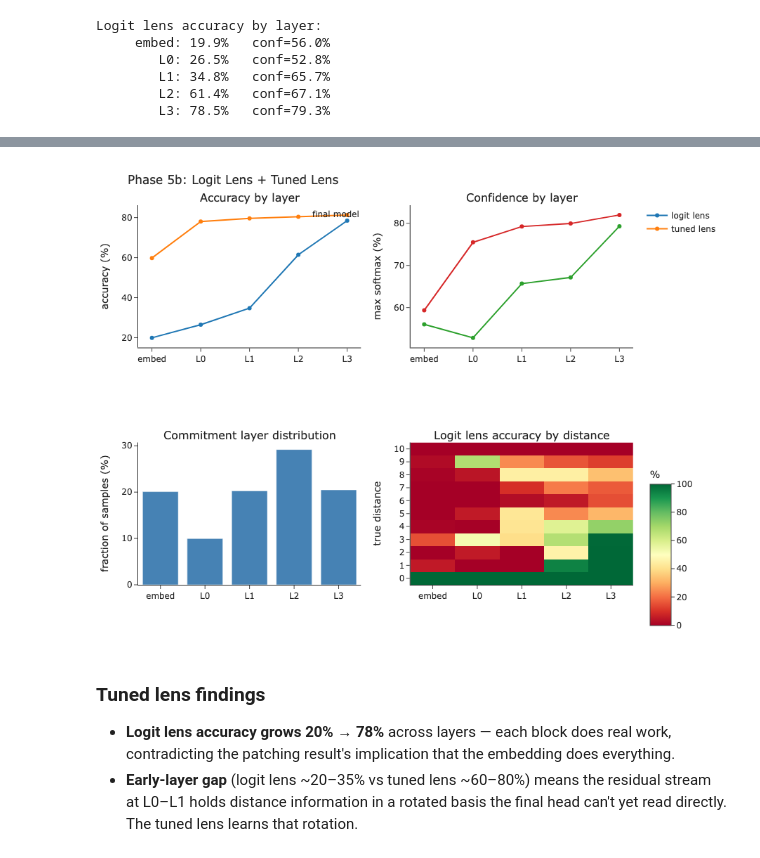
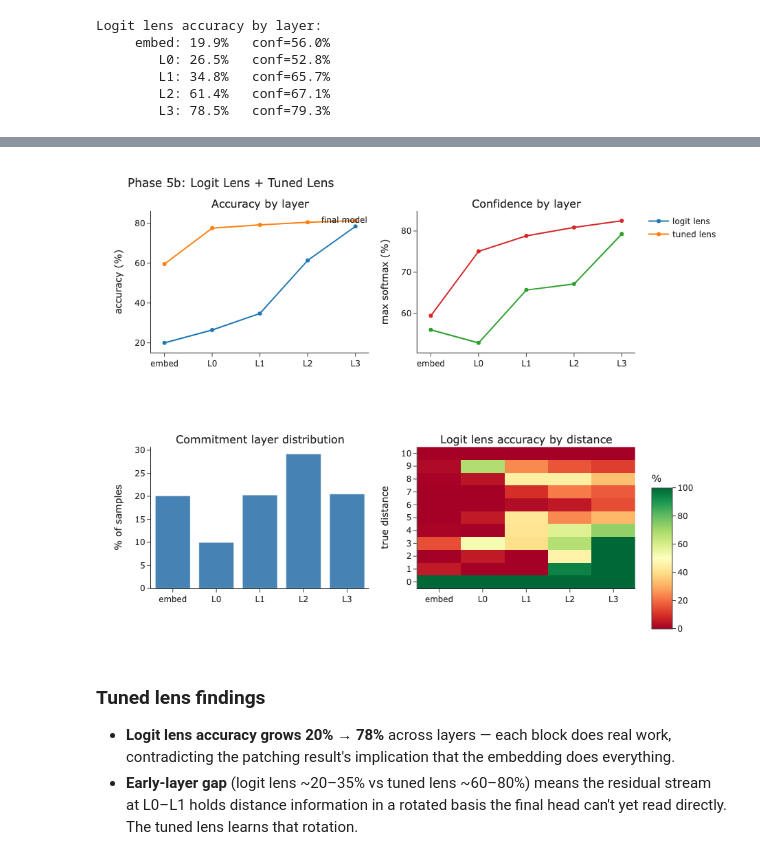
Before and after one commit to cole-mcguire/cube-interpretability, a Jupyter notebook: walkthrough.ipynb, the cells around one changed output, grey strips where cells are left out. Cells and saved outputs as stored; diff of their text form; code cells hidden in the pictures.

```diff
--- a/walkthrough.ipynb
+++ b/walkthrough.ipynb
@@ -488,41 +494,43 @@ commit_frac = [(commit == li).mean() for li in range(len(hook_names))]
 
 # Accuracy by distance
 ll_by_dist = {}
 for name in hook_names:
     preds_n = torch.from_numpy(ll[name]).argmax(-1).numpy()
     ll_by_dist[name] = {d: float((preds_n[opt_dist_val==d] == opt_dist_val[opt_dist_val==d]).mean())
                         for d in np.unique(opt_dist_val)}
 
 fig = make_subplots(rows=2, cols=2, subplot_titles=[
     'Accuracy by layer', 'Confidence by layer',
     'Commitment layer distribution', 'Logit lens accuracy by distance',
 ])
 fig.add_trace(go.Scatter(x=layer_labels, y=[ll_acc[n]*100 for n in hook_names],
                          name='logit lens', mode='lines+markers'), row=1, col=1)
 fig.add_trace(go.Scatter(x=layer_labels, y=[tl_acc[n]*100 for n in hook_names],
                          name='tuned lens', mode='lines+markers'), row=1, col=1)
 fig.add_hline(y=float((clean_pred == val_labels.numpy()).mean())*100,
-              line_dash='dash', annotation_text='final model', row=1, col=1)
+              line_dash='dash', annotation_text='final model',
+              annotation_position='top right', row=1, col=1)
 fig.add_trace(go.Scatter(x=layer_labels, y=[ll_conf[n]*100 for n in hook_names],
                          name='logit lens', mode='lines+markers', showlegend=False), row=1, col=2)
 fig.add_trace(go.Scatter(x=layer_labels, y=[tl_conf[n]*100 for n in hook_names],
                          name='tuned lens', mode='lines+markers', showlegend=False), row=1, col=2)
 fig.add_trace(go.Bar(x=layer_labels, y=[f*100 for f in commit_frac], showlegend=False,
                      marker_color='steelblue'), row=2, col=1)
 distances = sorted(ll_by_dist[hook_names[0]].keys())
 z = [[ll_by_dist[n].get(d, 0)*100 for n in hook_names] for d in distances]
 fig.add_trace(go.Heatmap(z=z, x=layer_labels, y=[str(d) for d in distances],
                          colorscale='RdYlGn', zmin=0, zmax=100,
                          colorbar=dict(title='%', len=0.45, y=0.1)), row=2, col=2)
-fig.update_yaxes(title_text='accuracy (%)',          row=1, col=1)
-fig.update_yaxes(title_text='max softmax (%)',        row=1, col=2)
-fig.update_yaxes(title_text='fraction of samples (%)', row=2, col=1)
-fig.update_yaxes(title_text='true distance',          row=2, col=2)
-fig.update_layout(title='Phase 5b: Logit Lens + Tuned Lens', width=900, height=680,
-                  margin=dict(l=60, r=20, t=60, b=50))
+fig.update_yaxes(title_text='accuracy (%)',           automargin=True, row=1, col=1)
+fig.update_yaxes(title_text='max softmax (%)',         automargin=True, row=1, col=2)
+fig.update_yaxes(title_text='% of samples',           automargin=True, row=2, col=1)
+fig.update_yaxes(title_text='true distance',          automargin=True, row=2, col=2)
+fig.update_xaxes(automargin=True)
+fig.update_layout(title='Phase 5b: Logit Lens + Tuned Lens', width=920, height=700,
+                  margin=dict(l=80, r=30, t=70, b=60))
 fig.show()
 # %% [output]
-[figure, old version]
+[figure, new version]
 # %% [markdown]
 ### Tuned lens findings
 
```
Also changed, not shown: parts of 8 cells of this notebook.
